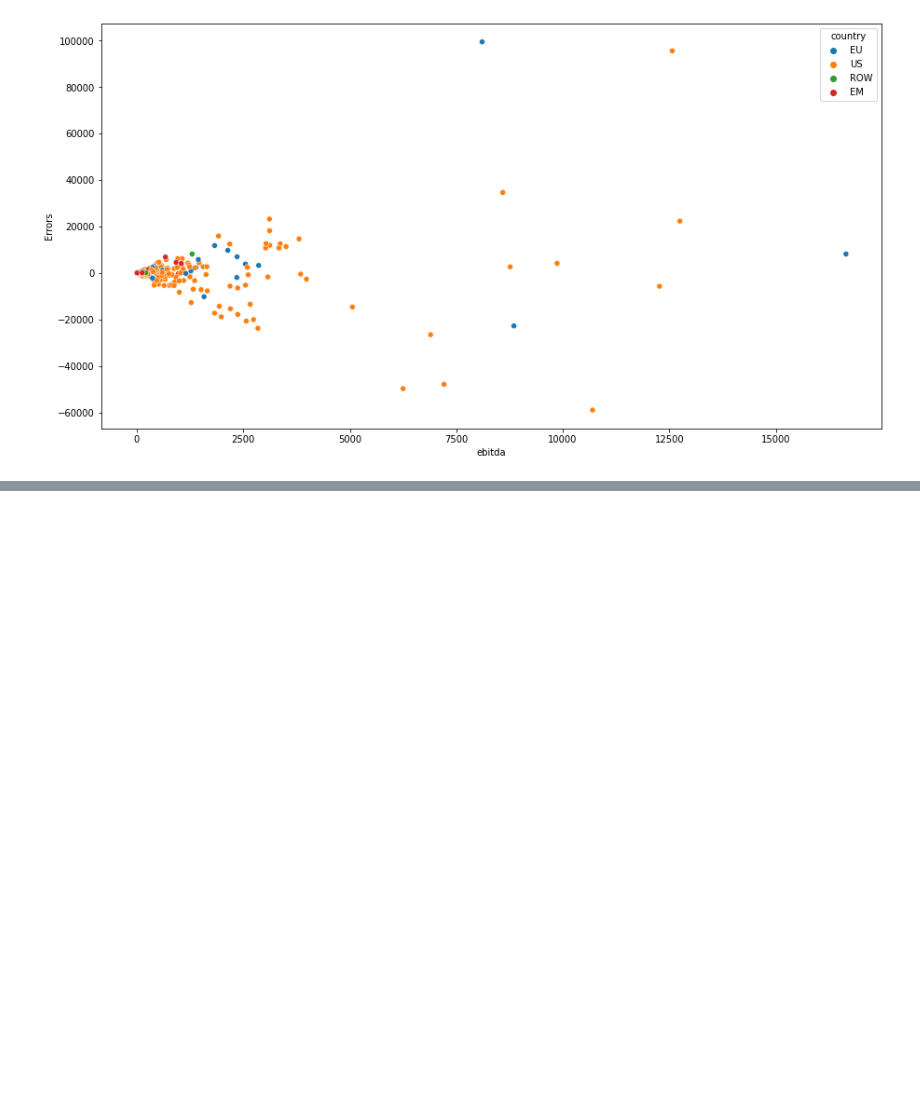
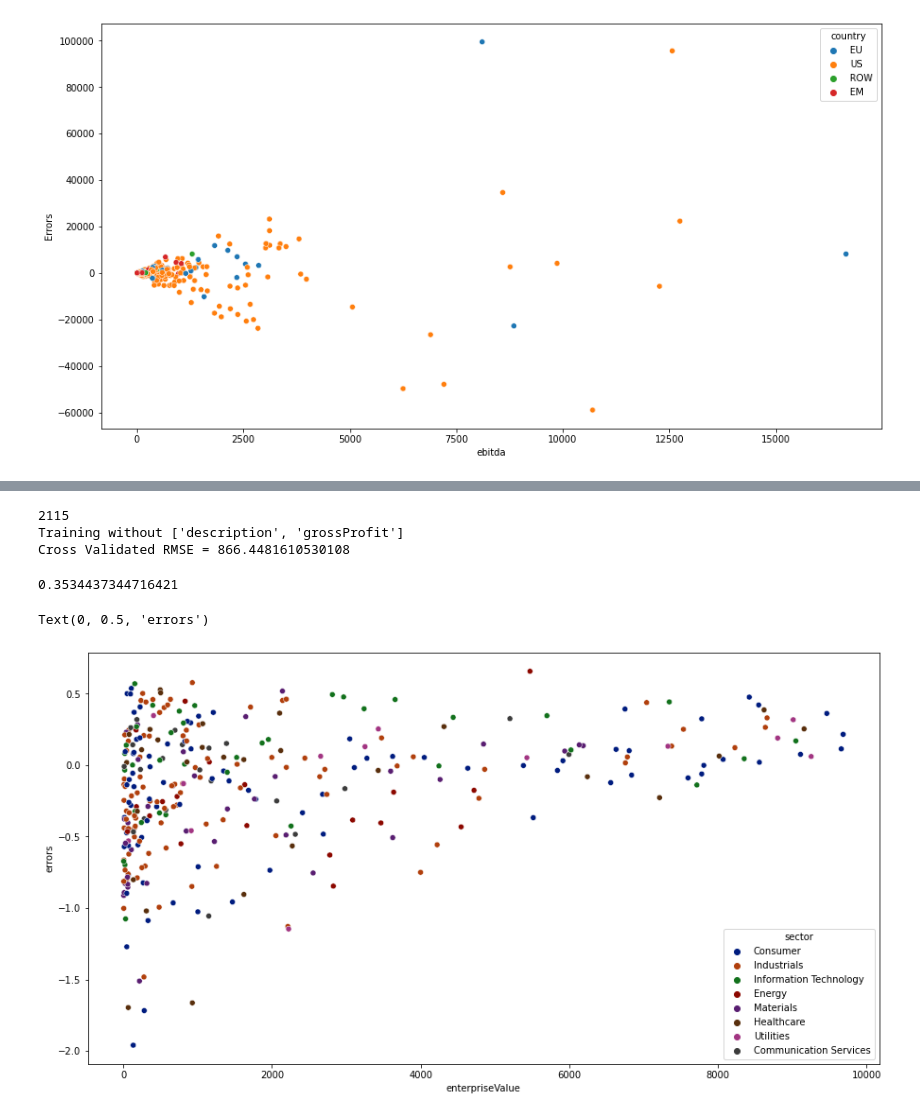
Before and after one commit to pierremstr/Company_Valuation, a Jupyter notebook: notebooks/HL_training.ipynb, the cells around one changed output, grey strips where cells are left out. Cells and saved outputs as stored; diff of their text form; code cells hidden in the pictures; blank space fills up the shorter version.

```diff
--- a/notebooks/HL_training.ipynb
+++ b/notebooks/HL_training.ipynb
@@ -314,0 +485,10 @@ Text(0, 0.5, 'Errors')
+# %%
+trainer = Trainer()
+# %%
+pipe, X_test, y_test = trainer.train(rf, remove_features=['description', 'grossProfit'])
+# %% [output]
+2115
+Training without ['description', 'grossProfit']
+Cross Validated RMSE = 866.4481610530108
+# %%
+y_pred = pipe.predict(X_test)
@@ -314,0 +497,13 @@ Text(0, 0.5, 'Errors')
+# %%
+error_perc
+# %% [output]
+0.3534437344716421
+# %%
+errors = (y_test - y_pred)/y_test
+# %%
+fig = plt.figure(figsize=(15,8))
+sns.scatterplot(x=y_test, y=errors, hue=X_test['sector'], palette='dark')
+plt.ylabel('errors')
+# %% [output]
+Text(0, 0.5, 'errors')
+[figure, added]
```
Also changed, not shown: parts of 48 cells of this notebook, 6 other files.
